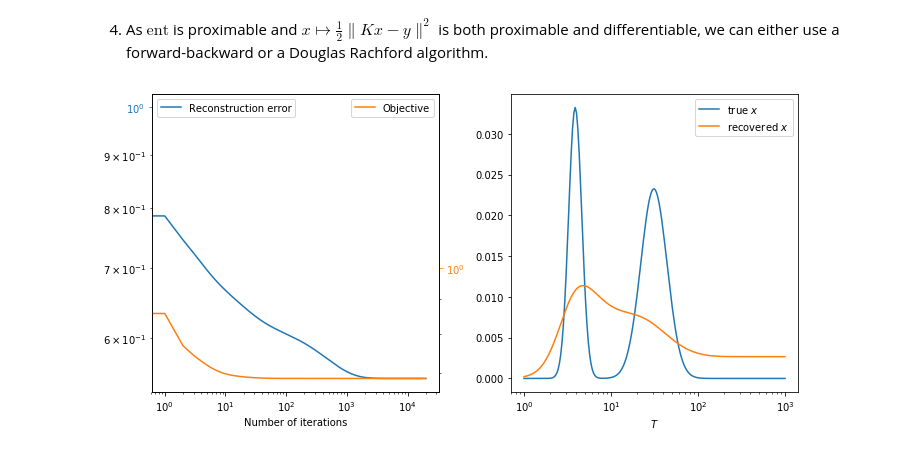
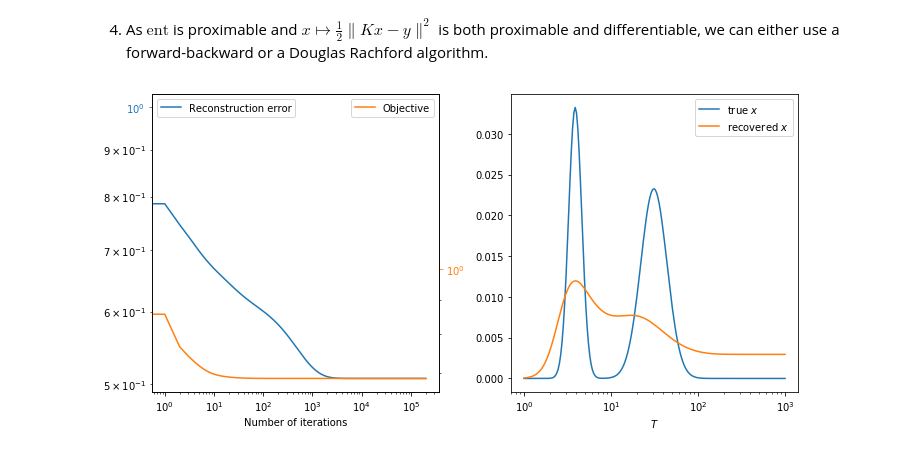
Before and after one commit to ClementLalanne/td2-optim, a Jupyter notebook: Untitled.ipynb, the cells around one changed output. Cells and saved outputs as stored; diff of their text form; code cells hidden in the pictures.

```diff
--- a/Untitled.ipynb
+++ b/Untitled.ipynb
@@ -232,30 +232,30 @@ Finally, as $\mathrm{ent}$ is separable, $\mathrm{prox}_{\gamma\mathrm{ent}}(x)
 # %%
 def build_grad(x, y):
     return K.T.dot(K.dot(x)-y)
 
 def prox(x, gamma):
     return gamma * np.real(lambertw(np.exp(x/gamma - 1) / gamma))
 
 def ent(x):
     e = np.zeros_like(x)
     np.log(x, where=x > 0, out=e)
     return np.sum(x * e + 1/np.e, axis=-1) # add 1/e so that it remains >= 0
 
 def forward_backward_ent(beta, n_iter, **kwargs):
     lipschitz_grad_const = np.linalg.norm(K.T.dot(K), ord='fro')
     lr = 1/lipschitz_grad_const
     lambd = 1 - lr * lipschitz_grad_const / 4
     ret = np.zeros((n_iter, N))
     ret[0] = np.zeros(N)
     for i in range(1, n_iter):
         proxdual = prox(ret[i-1] - lr * build_grad(ret[i-1], y), lr * beta)
         ret[i] = ret[i-1] + lambd * (proxdual - ret[i-1])
     obj = np.linalg.norm(ret.dot(K.T) - y, axis=1)**2/2 + beta * ent(ret)
     return ret, obj
 
-evaluate(forward_backward_ent, n_iter=20000, beta=1e-2)
+evaluate(forward_backward_ent, n_iter=200000, beta=1e-2)
 # %% [output]
-[figure, old version]
+[figure, new version]
 # %%
 def prox2(x, gamma, inv):
     return inv.dot(x + gamma * K.T.dot(y))
```
Also changed, not shown: parts of 16 cells of this notebook.
